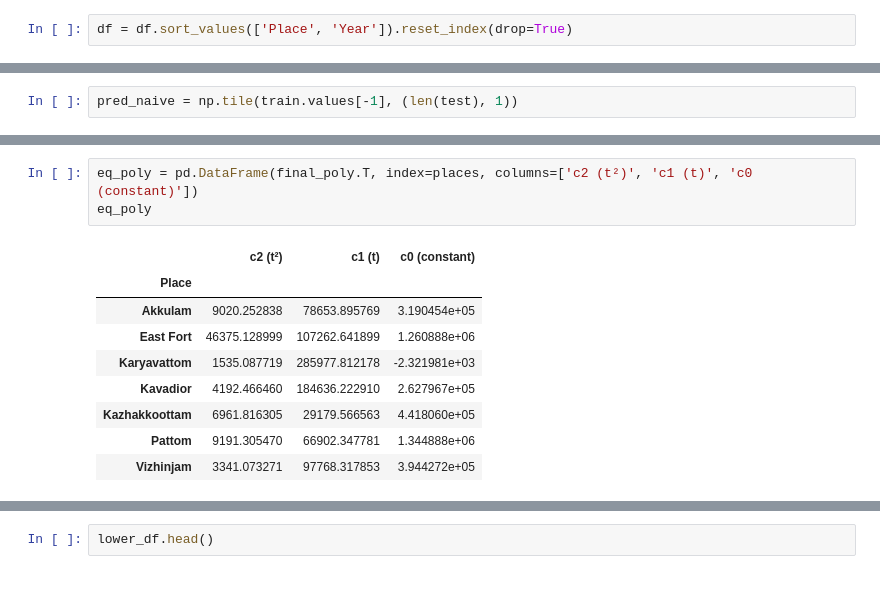
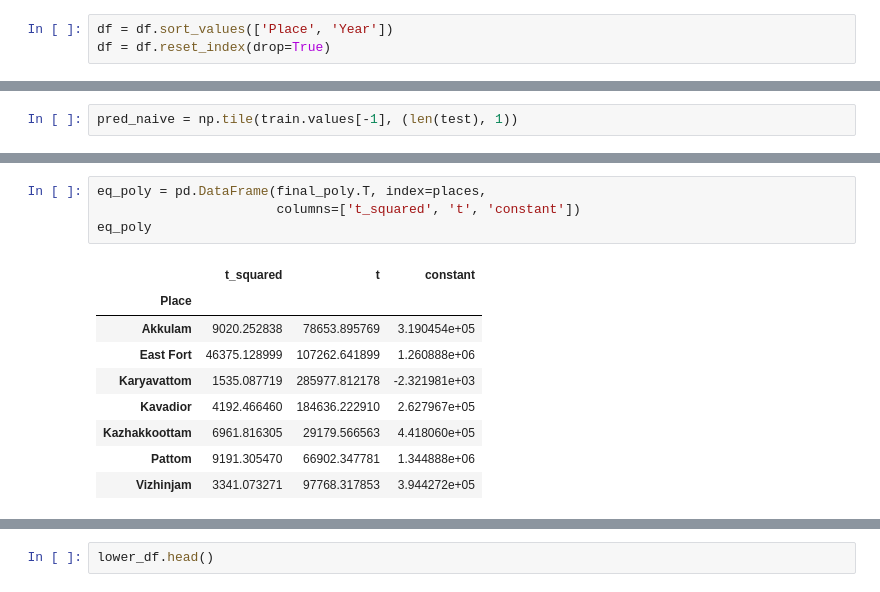
Before and after one commit to SREEHARI09/Land_price_prediction, a Jupyter notebook: Preprocessing.ipynb, the cells around one changed output, grey strips where cells are left out. Cells and saved outputs as stored; diff of their text form.

```diff
--- a/Preprocessing.ipynb
+++ b/Preprocessing.ipynb
@@ -62,2 +63,3 @@ df.head()
 # %%
-df = df.sort_values(['Place', 'Year']).reset_index(drop=True)
+df = df.sort_values(['Place', 'Year'])
+df = df.reset_index(drop=True)
@@ -301,8 +493,9 @@ final_poly = np.polyfit(t_all, pivot.values, 2)
 # %%
-eq_poly = pd.DataFrame(final_poly.T, index=places, columns=['c2 (t²)', 'c1 (t)', 'c0 (constant)'])
+eq_poly = pd.DataFrame(final_poly.T, index=places,
+                       columns=['t_squared', 't', 'constant'])
 eq_poly
 # %% [output]
-|  | c2 (t²) | c1 (t) | c0 (constant) |
+|  | t_squared | t | constant |
 | Place |  |  |  |
 | Akkulam | 9020.252838 | 78653.895769 | 3.190454e+05 |
 | East Fort | 46375.128999 | 107262.641899 | 1.260888e+06 |
```
Also changed, not shown: parts of 121 cells of this notebook.
